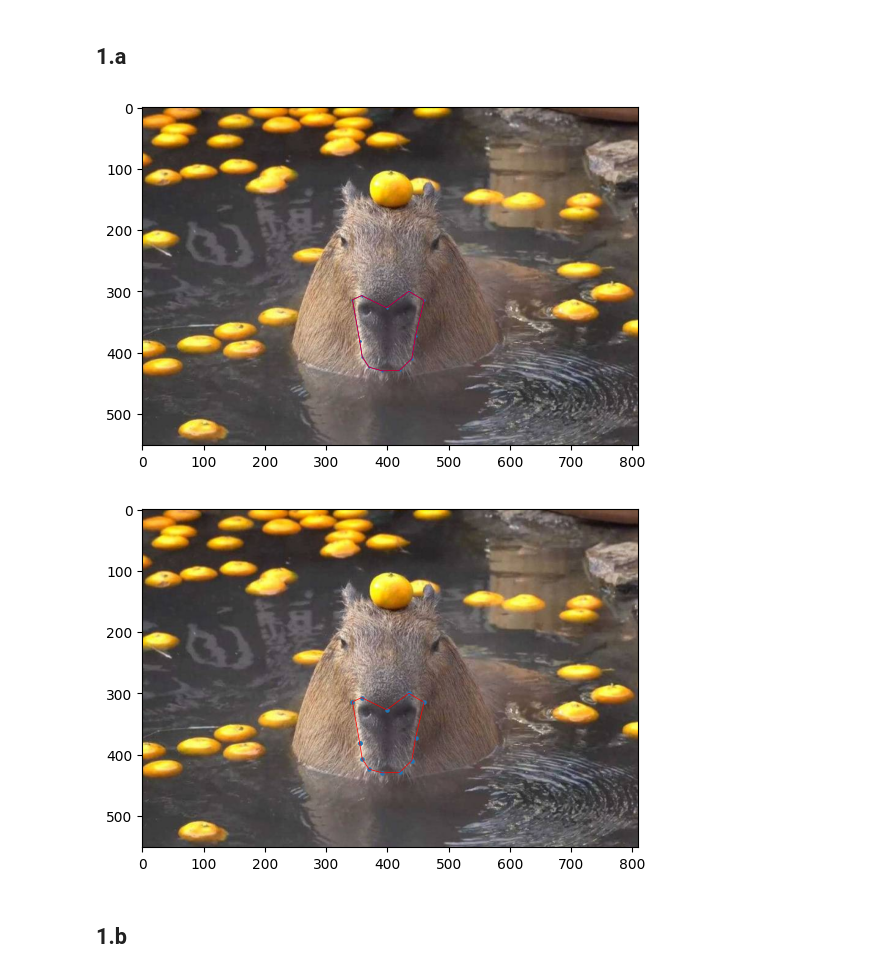
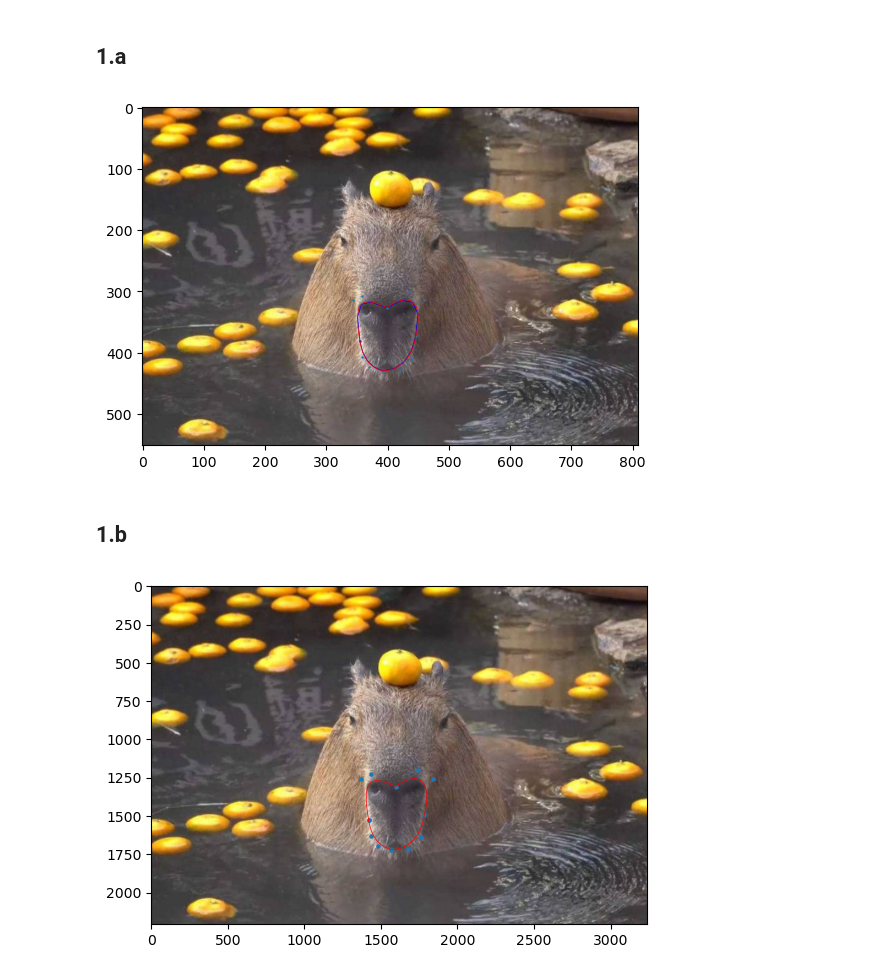
Before and after one commit to huiyuiui/MultimediaHw, a Jupyter notebook: HW4/Q1/Q1.ipynb, the cells around one changed output. Cells and saved outputs as stored; diff of their text form; code cells hidden in the pictures.

```diff
--- a/HW4/Q1/Q1.ipynb
+++ b/HW4/Q1/Q1.ipynb
@@ -28,10 +26,3 @@ def plot(points , result , img):
     plt.imshow(img)
     plt.show()
     plt.close()
-# %%
-## TODO calculate bezier curve
-def bezier_curve(points , t , scale_up_ratio = 1):
-
-    pass
-
-    return results
@@ -42,0 +29,20 @@ def nearest_inter(img):
+# %%
+## TODO calculate bezier curve
+def bezier_curve(points , time_steps , scale_up_ratio = 1):
+    # basic matrix
+    M = [[-1, 3, -3, 1], [3, -6, 3, 0], [-3, 3, 0, 0], [1, 0, 0 ,0]]
+    M = np.array(M)
+
+    num_curves = int(len(points) / 3)
+    results = []
+    for i in range(num_curves):
+        # geometry matrix
+        G = points[i*3:i*3+4] * scale_up_ratio
+        for t in time_steps:
+            # parametric matrix
+            T = np.array([pow(t, 3), pow(t, 2), t, 1])
+            P = np.dot(np.dot(T, M), G)
+            results.append(P)
+    results = np.array(results)
+
+    return results
@@ -45,22 +64,25 @@ def nearest_inter(img):
 # %%
   # Load the image and points
 img = cv2.imread("bg.png")
 img = cv2.cvtColor(img, cv2.COLOR_BGR2RGB)
 points = np.loadtxt("points.txt")
 
 
 ## 1.a
 ## TODO: You shold replace result1 , result2 with low-detail and high-detail curve results return by function bezier_curve()
-result1 = points
-result2 = points
+low_detail_t = np.arange(0, 1.25, 0.25)
+high_detail_t = np.arange(0, 1.0001, 0.0001)
+result1 = bezier_curve(points, low_detail_t)
+result2 = bezier_curve(points, high_detail_t)
 subplot(points  , result1 , result2 , img)
 # %% [output]
-[figure, old version]
+[figure, new version]
-[figure, removed]
 # %% [markdown]
 ## 1.b
 # %%
 ## TODO: You shold replace img with scale up img return by function nearest_inter() and result with scale up curve
-img  = img
-result = points
-plot(points  , result , img)
+scale_up_img  = nearest_inter(img)
+result = bezier_curve(points, high_detail_t, scale_up_ratio=4)
+plot(points * 4, result, scale_up_img)
+# %% [output]
+[figure, added]
```
Also changed, not shown: parts of 4 cells of this notebook, 6 other files.
